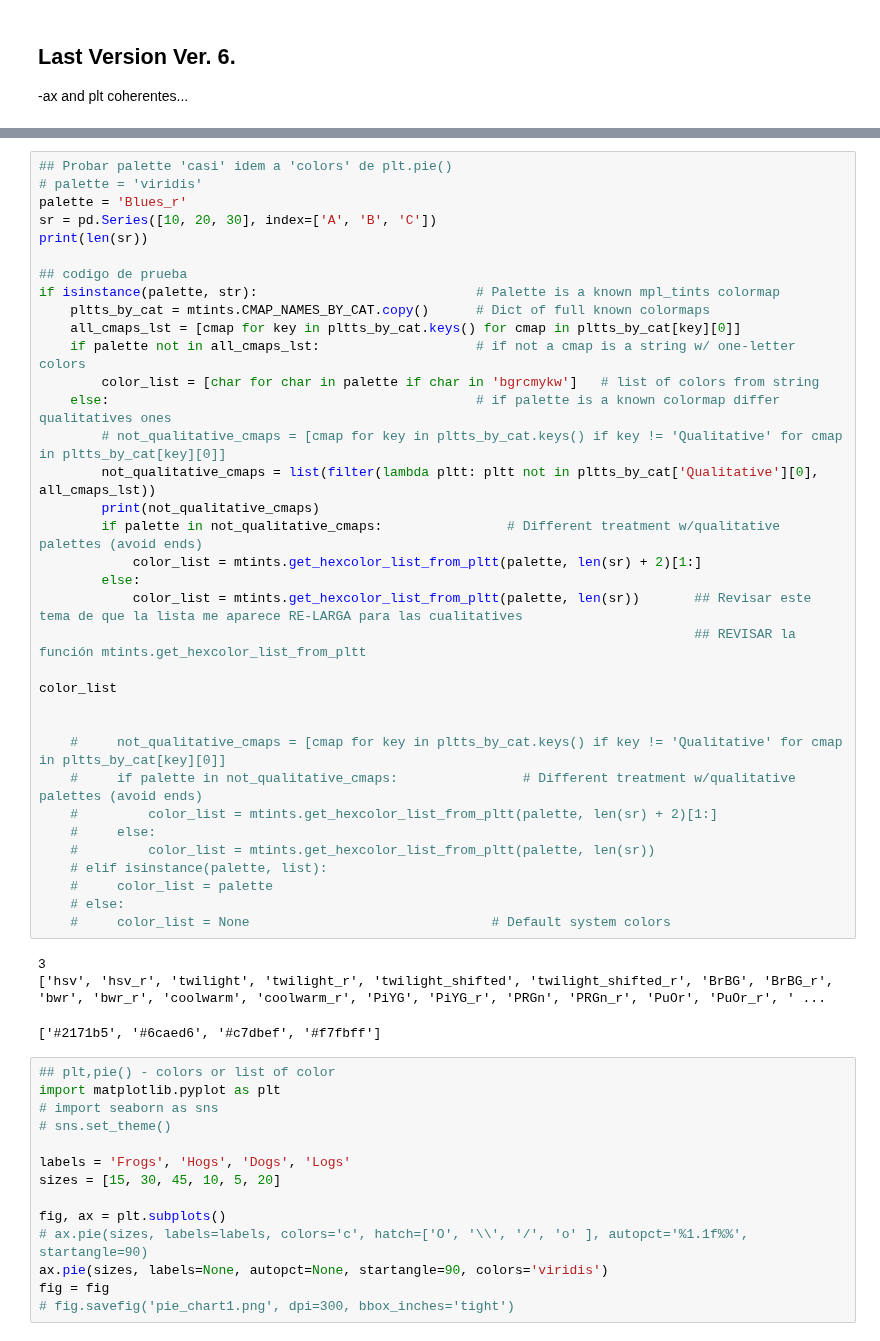
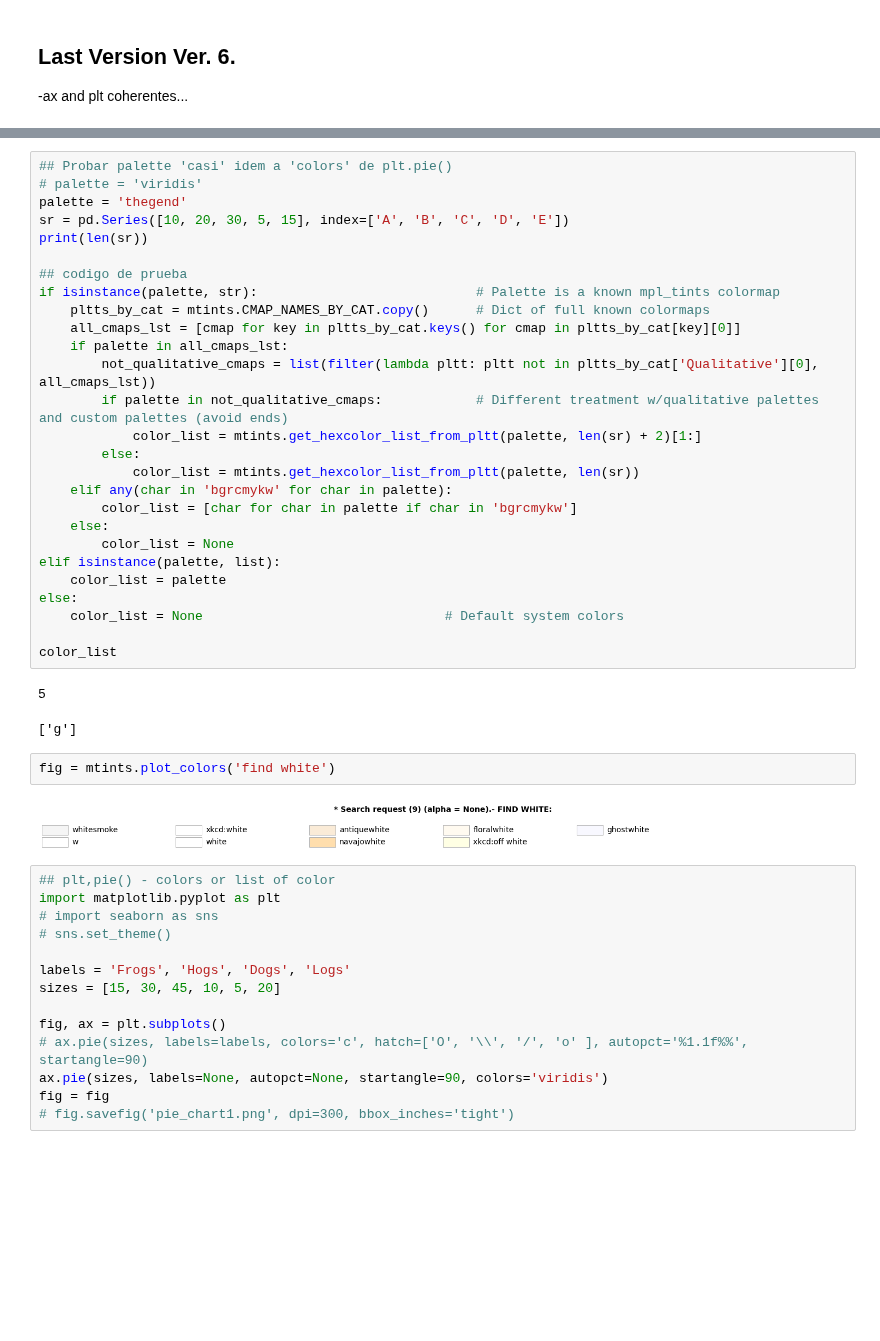
Before and after one commit to jmonti-gh/jm_utils, a Jupyter notebook: dev/ax_pie.ipynb, the cells around one changed output, grey strips where cells are left out. Cells and saved outputs as stored; diff of their text form; blank space fills up the shorter version.

```diff
--- a/dev/ax_pie.ipynb
+++ b/dev/ax_pie.ipynb
@@ -357,42 +366,37 @@ Pie/Donut Chart from jm_utils.data.plt_charts
 # %%
 ## Probar palette 'casi' idem a 'colors' de plt.pie()
 # palette = 'viridis'
-palette = 'Blues_r'
-sr = pd.Series([10, 20, 30], index=['A', 'B', 'C'])
+palette = 'thegend'
+sr = pd.Series([10, 20, 30, 5, 15], index=['A', 'B', 'C', 'D', 'E'])
 print(len(sr))
 
 ## codigo de prueba
 if isinstance(palette, str):                            # Palette is a known mpl_tints colormap
     pltts_by_cat = mtints.CMAP_NAMES_BY_CAT.copy()      # Dict of full known colormaps
     all_cmaps_lst = [cmap for key in pltts_by_cat.keys() for cmap in pltts_by_cat[key][0]]
-    if palette not in all_cmaps_lst:                    # if not a cmap is a string w/ one-letter colors
-        color_list = [char for char in palette if char in 'bgrcmykw']   # list of colors from string
-    else:                                               # if palette is a known colormap differ qualitatives ones
-        # not_qualitative_cmaps = [cmap for key in pltts_by_cat.keys() if key != 'Qualitative' for cmap in pltts_by_cat[key][0]]
+    if palette in all_cmaps_lst:
         not_qualitative_cmaps = list(filter(lambda pltt: pltt not in pltts_by_cat['Qualitative'][0], all_cmaps_lst))
-        print(not_qualitative_cmaps)
-        if palette in not_qualitative_cmaps:                # Different treatment w/qualitative palettes (avoid ends)
+        if palette in not_qualitative_cmaps:            # Different treatment w/qualitative palettes and custom palettes (avoid ends)
             color_list = mtints.get_hexcolor_list_from_pltt(palette, len(sr) + 2)[1:]
         else:
-            color_list = mtints.get_hexcolor_list_from_pltt(palette, len(sr))       ## Revisar este tema de que la lista me aparece RE-LARGA para las cualitatives
-                                                                                    ## REVISAR la función mtints.get_hexcolor_list_from_pltt
+            color_list = mtints.get_hexcolor_list_from_pltt(palette, len(sr))
+    elif any(char in 'bgrcmykw' for char in palette):
+        color_list = [char for char in palette if char in 'bgrcmykw']
+    else:
+        color_list = None
+elif isinstance(palette, list):
+    color_list = palette
+else:
+    color_list = None                               # Default system colors
 
 color_list
-
-
-    #     not_qualitative_cmaps = [cmap for key in pltts_by_cat.keys() if key != 'Qualitative' for cmap in pltts_by_cat[key][0]]
-    #     if palette in not_qualitative_cmaps:                # Different treatment w/qualitative palettes (avoid ends)
-    #         color_list = mtints.get_hexcolor_list_from_pltt(palette, len(sr) + 2)[1:]
-    #     else:
-    #         color_list = mtints.get_hexcolor_list_from_pltt(palette, len(sr))
-    # elif isinstance(palette, list):
-    #     color_list = palette
-    # else:
-    #     color_list = None                               # Default system colors
 # %% [output]
-3
-['hsv', 'hsv_r', 'twilight', 'twilight_r', 'twilight_shifted', 'twilight_shifted_r', 'BrBG', 'BrBG_r', 'bwr', 'bwr_r', 'coolwarm', 'coolwarm_r', 'PiYG', 'PiYG_r', 'PRGn', 'PRGn_r', 'PuOr', 'PuOr_r', ' ...
+5
-['#2171b5', '#6caed6', '#c7dbef', '#f7fbff']
+['g']
+# %%
+fig = mtints.plot_colors('find white')
+# %% [output]
+[figure, added]
 # %%
 ## plt,pie() - colors or list of color
 import matplotlib.pyplot as plt
```
Also changed, not shown: parts of 9 cells of this notebook, 2 other files.
